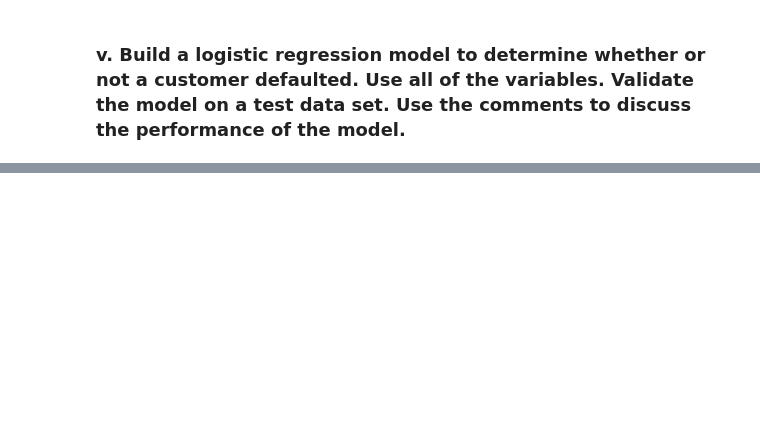
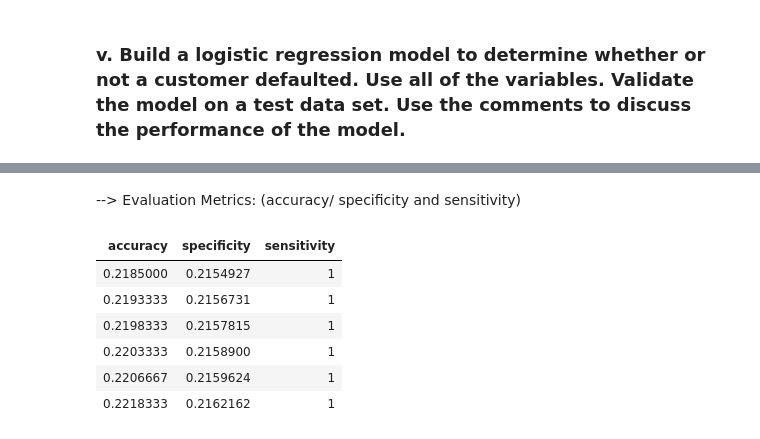
Before and after one commit to Sardhendu/Study, a Jupyter notebook: Data-Prep-Analysis/CreditDefault-Assignment-4.ipynb, the cells around one changed output, grey strips where cells are left out. Cells and saved outputs as stored; diff of their text form; code cells hidden in the pictures; blank space fills up the shorter version.

```diff
--- a/Data-Prep-Analysis/CreditDefault-Assignment-4.ipynb
+++ b/Data-Prep-Analysis/CreditDefault-Assignment-4.ipynb
@@ -212,0 +227,4 @@ str(credit.trainData)
+# %%
+credit.glm <- glm(formula=credit.featureModel1, family=binomial(logit), data=credit.trainData)
+summary(credit.glm)
+credit.testData$defaultPred <- predict(credit.glm, newdata=credit.testData, type="response")
@@ -212,0 +249,2 @@ str(credit.trainData)
+# %% [markdown]
+--> Evaluation Metrics: (accuracy/ specificity and sensitivity)
@@ -212,0 +280,15 @@ str(credit.trainData)
+# %%
+# Range for cuttoff
+cutoffRange <- seq(.01,.99,length=1000)
+perfMatrix <- performanceMetric(cutoffRange, credit.testData$default, credit.testData$defaultPred)
+perfDF <- data.frame(perfMatrix)
+names(perfDF) <- c('accuracy', 'specificity', 'sensitivity')
+head(perfDF)
+# %% [output]
+| accuracy | specificity | sensitivity |
+| 0.2185000 | 0.2154927 | 1 |
+| 0.2193333 | 0.2156731 | 1 |
+| 0.2198333 | 0.2157815 | 1 |
+| 0.2203333 | 0.2158900 | 1 |
+| 0.2206667 | 0.2159624 | 1 |
+| 0.2218333 | 0.2162162 | 1 |
```
Also changed, not shown: parts of 16 cells of this notebook, 2 other files.
